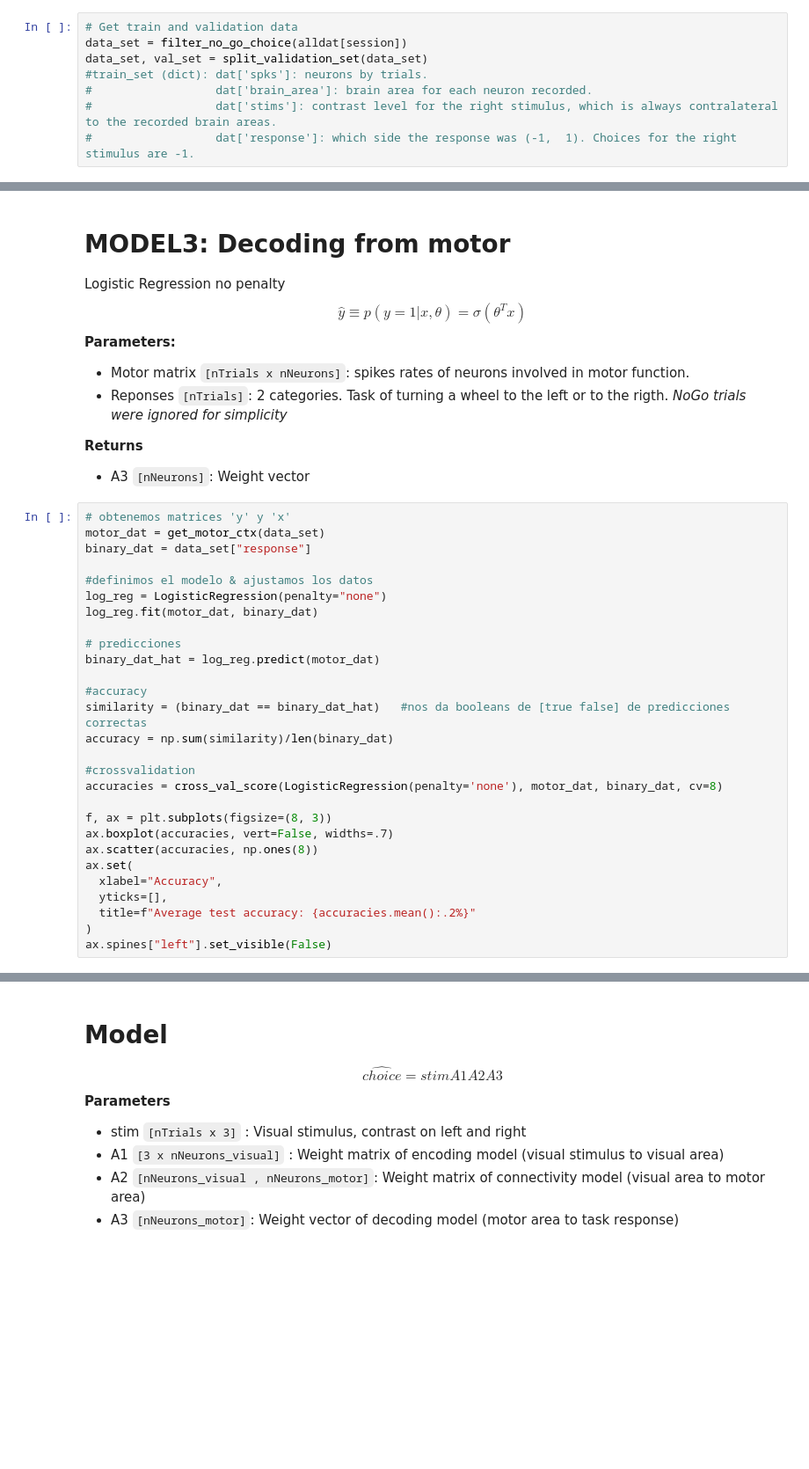
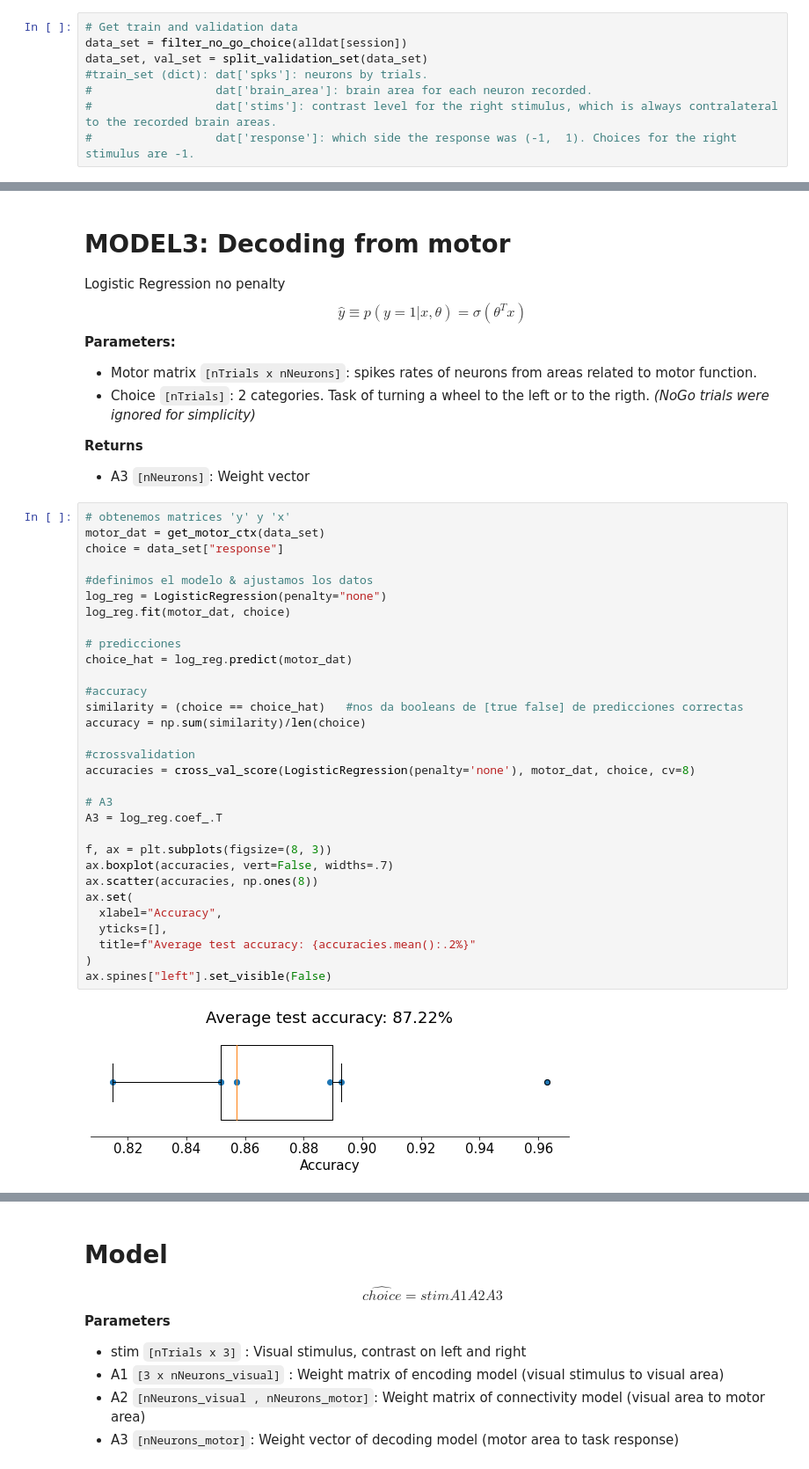
Before and after one commit to mgonzal1/nma_wombat_connectivy_project, a Jupyter notebook: connectivity.ipynb, the cells around one changed output, grey strips where cells are left out. Shown at 88% size. Drawn from its saved outputs; the diff is of its cells as text; blank space fills up the shorter version.

Commit message:
se puso choice en lugar de binary

```diff
--- a/connectivity.ipynb
+++ b/connectivity.ipynb
@@ -457,36 +476,41 @@ R2 -2.6473104700000287
 Logistic Regression no penalty
 $$ \hat{y} \equiv p(y=1|x,\theta) = \sigma(\theta^Tx)$$
 **Parameters:**
-*   Motor matrix `[nTrials x nNeurons]`: spikes rates of neurons involved in motor function.
-*   Reponses `[nTrials]`: 2 categories.  Task of turning a wheel to the left or to the rigth. *NoGo trials were ignored for simplicity*
+*   Motor matrix `[nTrials x nNeurons]`: spikes rates of neurons from areas related to motor function.
+*   Choice `[nTrials]`: 2 categories.  Task of turning a wheel to the left or to the rigth. *(NoGo trials were ignored for simplicity)*
 
 **Returns**
 * A3 `[nNeurons]`: Weight vector
 # %%
 # obtenemos matrices 'y' y 'x'
 motor_dat = get_motor_ctx(data_set)
-binary_dat = data_set["response"]
+choice = data_set["response"]
 
 #definimos el modelo & ajustamos los datos
 log_reg = LogisticRegression(penalty="none")
-log_reg.fit(motor_dat, binary_dat)
+log_reg.fit(motor_dat, choice)
 
 # predicciones
-binary_dat_hat = log_reg.predict(motor_dat)
+choice_hat = log_reg.predict(motor_dat)
 
 #accuracy
-similarity = (binary_dat == binary_dat_hat)   #nos da booleans de [true false] de predicciones correctas
-accuracy = np.sum(similarity)/len(binary_dat)
+similarity = (choice == choice_hat)   #nos da booleans de [true false] de predicciones correctas
+accuracy = np.sum(similarity)/len(choice)
 
 #crossvalidation
-accuracies = cross_val_score(LogisticRegression(penalty='none'), motor_dat, binary_dat, cv=8)
+accuracies = cross_val_score(LogisticRegression(penalty='none'), motor_dat, choice, cv=8)
+
+# A3
+A3 = log_reg.coef_.T
 
 f, ax = plt.subplots(figsize=(8, 3))
 ax.boxplot(accuracies, vert=False, widths=.7)
 ax.scatter(accuracies, np.ones(8))
 ax.set(
   xlabel="Accuracy",
   yticks=[],
   title=f"Average test accuracy: {accuracies.mean():.2%}"
 )
 ax.spines["left"].set_visible(False)
+# %% [output]
+[figure, added]
```
Also changed, not shown: parts of 16 cells of this notebook.
